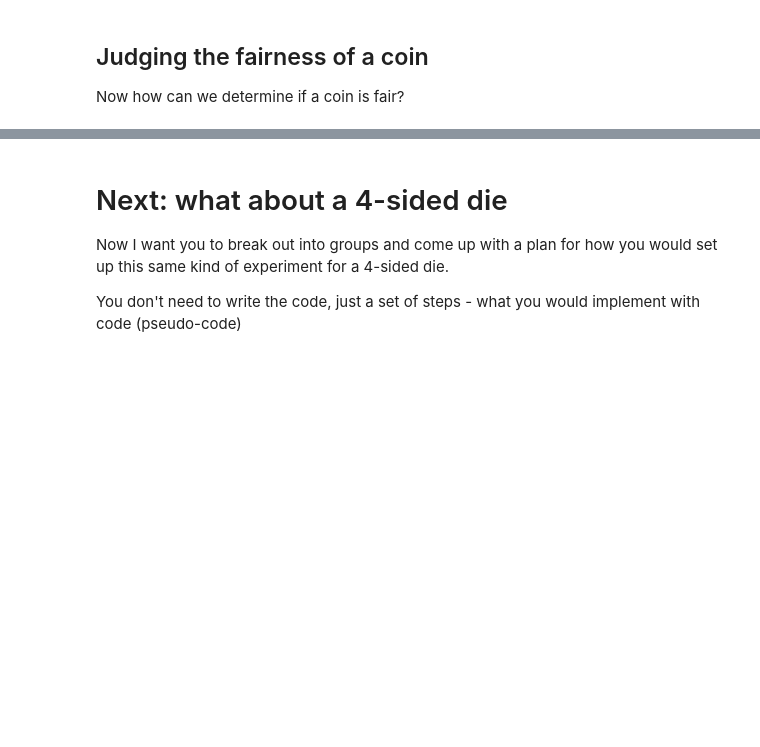
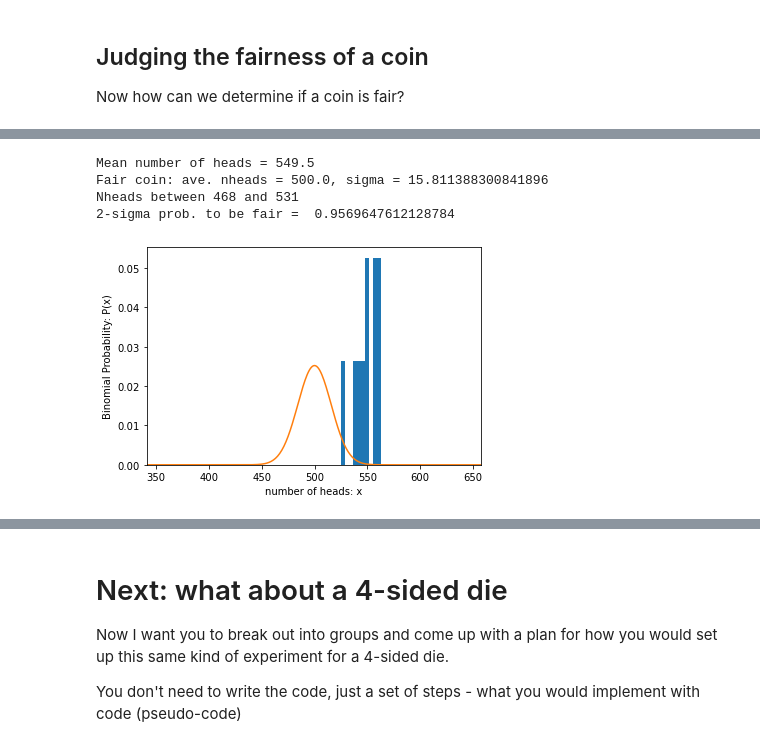
Before and after one commit to engineering-11/Engin-11, a Jupyter notebook: Lessons/Statistics-demos-week3.ipynb, the cells around one changed output, grey strips where cells are left out. Cells and saved outputs as stored; diff of their text form; code cells hidden in the pictures; blank space fills up the shorter version.

```diff
--- a/Lessons/Statistics-demos-week3.ipynb
+++ b/Lessons/Statistics-demos-week3.ipynb
@@ -138,0 +157,44 @@ Nheads between 468 and 531
+# %%
+def get_weighted_tests(ntests, nflips, weight):
+    nheads_exp = []
+    for i in range(ntests):
+        iheads = get_nheads_weighted(nflips, weight)
+        nheads_exp.append(iheads)
+
+    return nheads_exp
+# %%
+fairness_weight = 0.45
+
+nflips = 1000
+ntests = 10
+
+nheads = get_weighted_tests(ntests, nflips, fairness_weight)
+print("Mean number of heads =",np.mean(nheads))
+
+p = .5
+x = np.array(range(nflips+1))
+plt.hist(nheads,density=True)
+plt.plot(x, binom.pmf(x, nflips, p))
+plt.ylabel("Binomial Probability: P(x)")
+plt.xlabel("number of heads: x")
+
+fair_mean = nflips*p
+fair_sigma = np.sqrt(fair_mean*(1-p))
+
+print("Fair coin: ave. nheads = {}, sigma = {}".format(fair_mean,fair_sigma))
+
+bsum = 0
+for x in range(int(fair_mean-2*fair_sigma), int(fair_mean+2*fair_sigma)+1):
+    bsum += binom.pmf(x, nflips, p)
+
+print("Nheads between {} and {}".format(int(fair_mean-2*fair_sigma),int(fair_mean+2*fair_sigma)))
+print("2-sigma prob. to be fair = ",bsum)
+
+plt.xlim(int(fair_mean-10*fair_sigma),int(fair_mean+10*fair_sigma))
+plt.show()
+# %% [output]
+Mean number of heads = 549.5
+Fair coin: ave. nheads = 500.0, sigma = 15.811388300841896
+Nheads between 468 and 531
+2-sigma prob. to be fair =  0.9569647612128784
+[figure, added]
```
Also changed, not shown: parts of 28 cells of this notebook, 5 other files.
